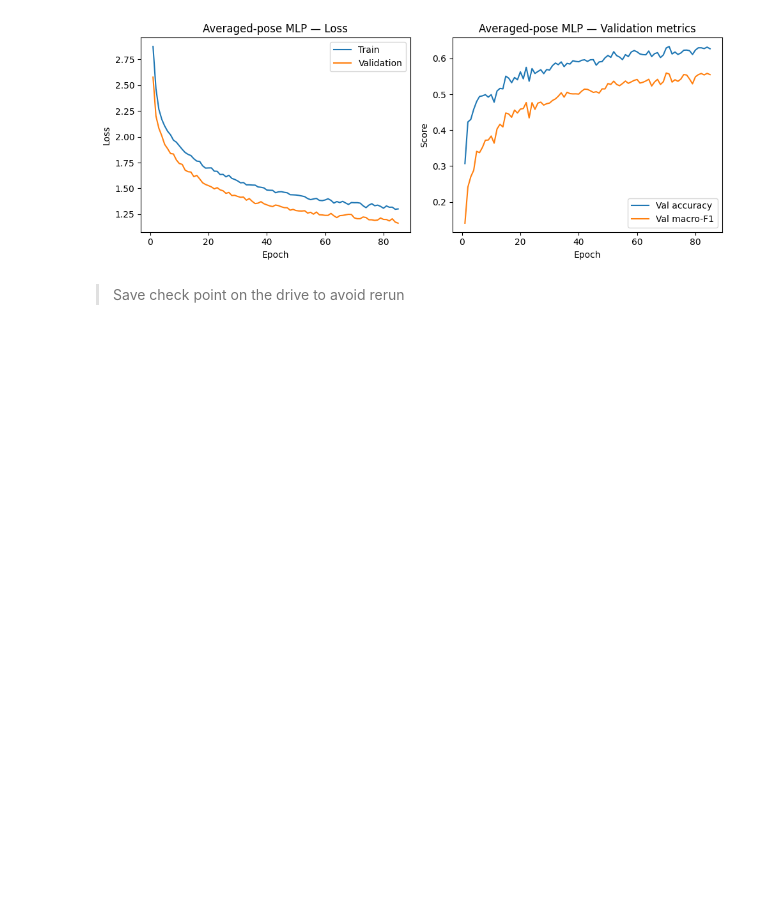
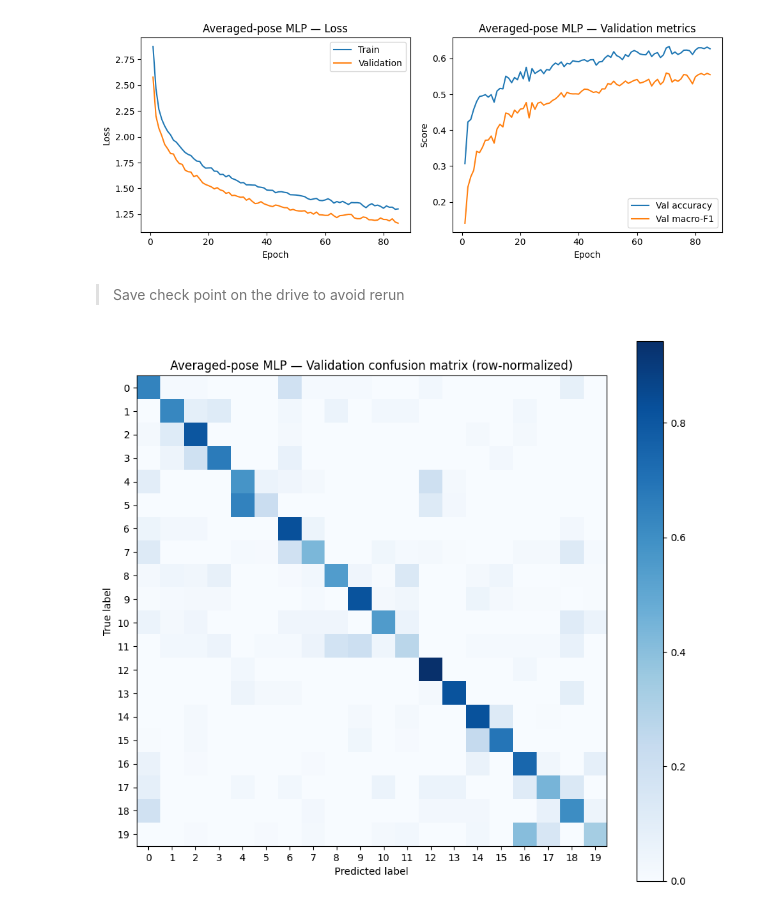
Before and after one commit to po8onthetrack/Deep-Learning-Project, a Jupyter notebook: project.ipynb, the cells around one changed output. Drawn from its saved outputs; the diff is of its cells as text; code cells hidden in the pictures; blank space fills up the shorter version.

Commit message:
write another helper function to get the qualitative result and plot the confusion matrix

```diff
--- a/project.ipynb
+++ b/project.ipynb
@@ -275,6 +275,16 @@ def plot_training_curve(history, title=""):
 
     plt.tight_layout()
     plt.show()
+
+def get_predictions(model, loader, device):
+    model.eval()
+    y_true, y_pred = [], []
+    with torch.no_grad():
+      for X, y in loader:
+          y_pred.append(model(X.to(device)).argmax(1).cpu())
+          y_true.append(y)
+    model.train()
+    return torch.cat(y_true).numpy(), torch.cat(y_pred).numpy()
 # %% [markdown]
 2 MLP baseline bodel (average pose recognition)
 
@@ -332,3 +342,21 @@ os.makedirs(checkpoint_dir, exist_ok=True)
 
 # Save the best weights
 torch.save(mlp.state_dict(), f"{checkpoint_dir}/mlp_baseline.pt")
+# %%
+
+from sklearn.metrics import confusion_matrix, ConfusionMatrixDisplay
+
+#predictions on the validation set
+y_true, y_pred = get_predictions(mlp, val_loader, device)
+
+#row-normalized confusion matrix (each true-class row sums to 1)
+cm = confusion_matrix(y_true, y_pred, normalize='true')
+
+#plot the heatmap
+fig, ax = plt.subplots(figsize=(9, 8))
+ConfusionMatrixDisplay(cm, display_labels=range(20)).plot(
+    ax=ax, cmap='Blues', include_values=False, colorbar=True)
+ax.set_title("Averaged-pose MLP — Validation confusion matrix (row-normalized)")
+plt.tight_layout(); plt.show()
+# %% [output]
+[figure, added]
```
